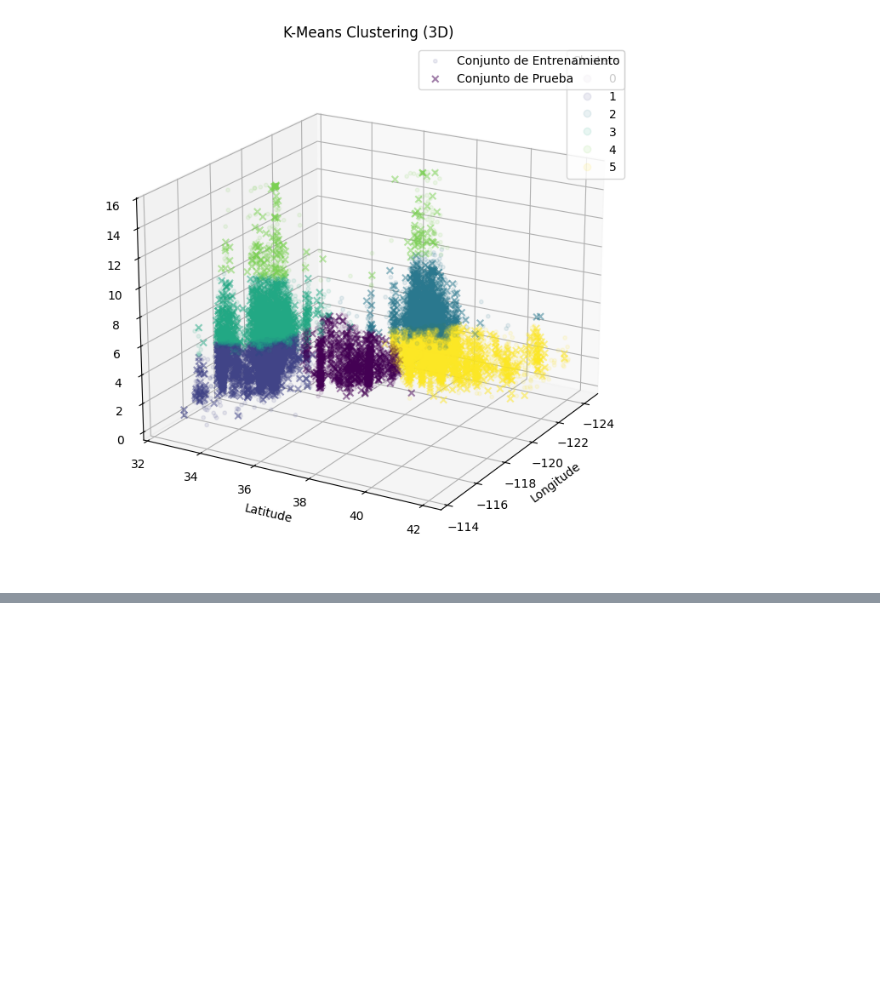
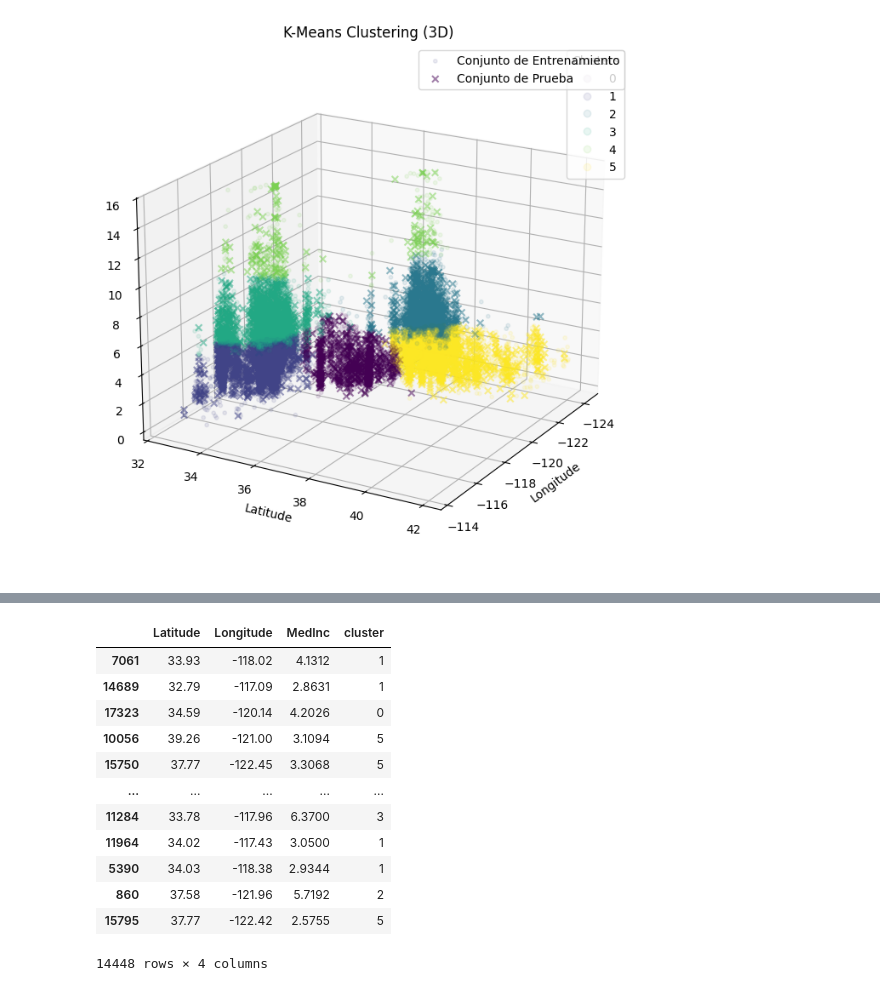
Before and after one commit to SamuelHollis/unsupervised-ML, a Jupyter notebook: src/explore.ipynb, the cells around one changed output, grey strips where cells are left out. Drawn from its saved outputs; the diff is of its cells as text; code cells hidden in the pictures; blank space fills up the shorter version.

```diff
--- a/src/explore.ipynb
+++ b/src/explore.ipynb
@@ -137,0 +215,16 @@ plt.show()
+# %%
+X_train
+# %% [output]
+|  | Latitude | Longitude | MedInc | cluster |
+| 7061 | 33.93 | -118.02 | 4.1312 | 1 |
+| 14689 | 32.79 | -117.09 | 2.8631 | 1 |
+| 17323 | 34.59 | -120.14 | 4.2026 | 0 |
+| 10056 | 39.26 | -121.00 | 3.1094 | 5 |
+| 15750 | 37.77 | -122.45 | 3.3068 | 5 |
+| ... | ... | ... | ... | ... |
+| 11284 | 33.78 | -117.96 | 6.3700 | 3 |
+| 11964 | 34.02 | -117.43 | 3.0500 | 1 |
+| 5390 | 34.03 | -118.38 | 2.9344 | 1 |
+| 860 | 37.58 | -121.96 | 5.7192 | 2 |
+| 15795 | 37.77 | -122.42 | 2.5755 | 5 |
+14448 rows × 4 columns
```
Also changed, not shown: parts of 7 cells of this notebook.
